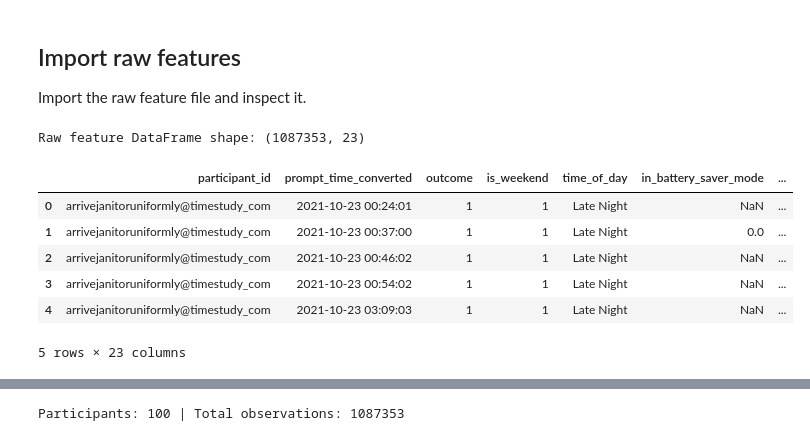
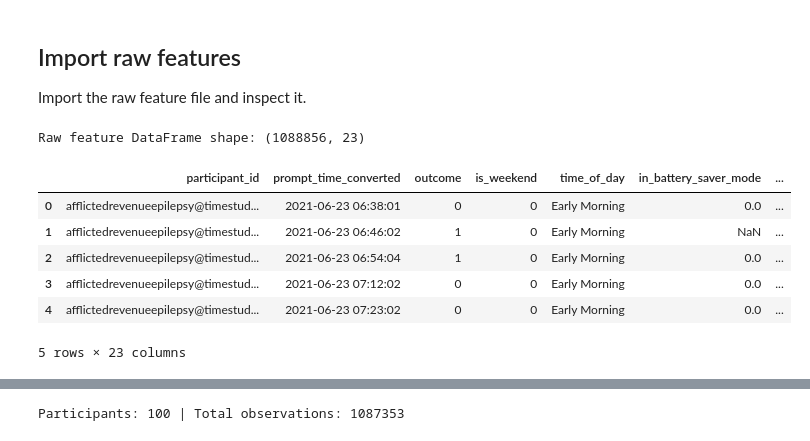
Before and after one commit to adityaponnada/real_time_prompting, a Jupyter notebook: feature_selection_normalization.ipynb, the cells around one changed output, grey strips where cells are left out. Saved outputs shown, nothing was run; the diff lists cells and outputs as text; code cells hidden in the pictures.

```diff
--- a/feature_selection_normalization.ipynb
+++ b/feature_selection_normalization.ipynb
@@ -19,15 +19,15 @@ from dateutil import parser
 Import the raw feature file and inspect it.
 # %%
 # Read the raw feature CSV file into a pandas DataFrame
-raw_feature_df = pd.read_csv("/Users/adityaponnada/Downloads/time_study_data/raw_features_v100.csv")
+raw_feature_df = pd.read_csv("/Users/adityaponnada/Downloads/time_study_data/raw_features_rnn.csv")
 print(f"Raw feature DataFrame shape: {raw_feature_df.shape}")
 raw_feature_df.head()
 # %% [output]
-Raw feature DataFrame shape: (1087353, 23)
+Raw feature DataFrame shape: (1088856, 23)
 |  | participant_id | prompt_time_converted | outcome | is_weekend | time_of_day | in_battery_saver_mode | ... |
-| 0 | arrivejanitoruniformly@timestudy_com | 2021-10-23 00:24:01 | 1 | 1 | Late Night | NaN | ... |
-| 1 | arrivejanitoruniformly@timestudy_com | 2021-10-23 00:37:00 | 1 | 1 | Late Night | 0.0 | ... |
-| 2 | arrivejanitoruniformly@timestudy_com | 2021-10-23 00:46:02 | 1 | 1 | Late Night | NaN | ... |
-| 3 | arrivejanitoruniformly@timestudy_com | 2021-10-23 00:54:02 | 1 | 1 | Late Night | NaN | ... |
-| 4 | arrivejanitoruniformly@timestudy_com | 2021-10-23 03:09:03 | 1 | 1 | Late Night | NaN | ... |
+| 0 | afflictedrevenueepilepsy@timestud... | 2021-06-23 06:38:01 | 0 | 0 | Early Morning | 0.0 | ... |
+| 1 | afflictedrevenueepilepsy@timestud... | 2021-06-23 06:46:02 | 1 | 0 | Early Morning | NaN | ... |
+| 2 | afflictedrevenueepilepsy@timestud... | 2021-06-23 06:54:04 | 1 | 0 | Early Morning | 0.0 | ... |
+| 3 | afflictedrevenueepilepsy@timestud... | 2021-06-23 07:12:02 | 0 | 0 | Early Morning | 0.0 | ... |
+| 4 | afflictedrevenueepilepsy@timestud... | 2021-06-23 07:23:02 | 0 | 0 | Early Morning | 0.0 | ... |
 5 rows × 23 columns
```
Also changed, not shown: parts of 3 cells of this notebook.
